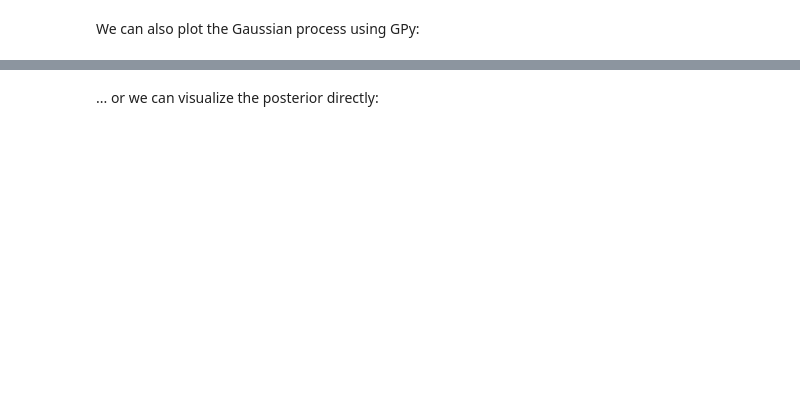
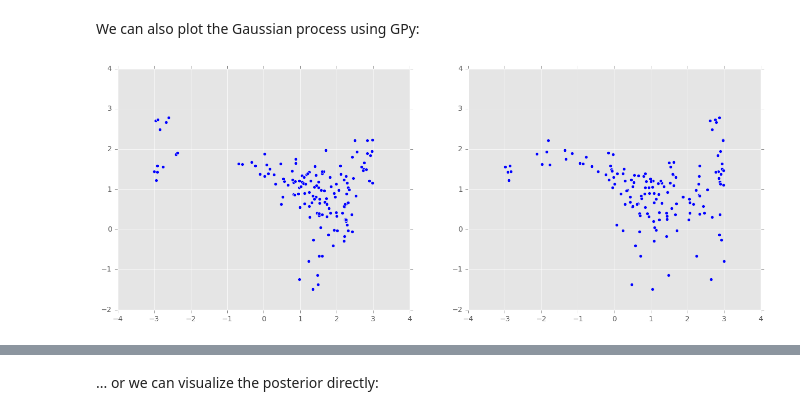
Before and after one commit to elfi-dev/elfi, a Jupyter notebook: notebooks/ma2_example.ipynb, the cells around one changed output, grey strips where cells are left out. Saved outputs shown, nothing was run; the diff lists cells and outputs as text; code cells hidden in the pictures; blank space fills up the shorter version.

Commit message:
Some mods to default BOLFI config.

```diff
--- a/notebooks/ma2_example.ipynb
+++ b/notebooks/ma2_example.ipynb
@@ -291,4 +325,4 @@ In practice inference problems often have a more complicated and computationally
 
 As BOLFI is more advanced inference method, its interface is also a bit more involved. But not much: Using the same graphical model as earlier, the inference begins by defining a Gaussian process model, for which we use the [GPy](https://sheffieldml.github.io/GPy/) library. We are inferring 2 parameters with the same bounds as earlier, and we have to give these conditions to the surrogate model i.e. the Gaussian process.
 # %%
-gp_model = elfi.GPyModel(input_dim=2, bounds=((-2,2), (-1,1)))
+gp_model = elfi.GPyModel(input_dim=2, bounds=((-3,3), (-3,3)))
@@ -294,0 +332,8 @@ gp_model = elfi.GPyModel(input_dim=2, bounds=((-2,2), (-1,1)))
+# %%
+# ... so redefine the model
+t1 = elfi.Prior('t1', scipy.stats.uniform, 0, 2)
+t2 = elfi.Prior('t2', 'uniform', 0, 2)
+Y = elfi.Simulator('MA2', MA2, t1, t2, observed=y)
+S1 = elfi.Summary('S1', autocov, Y)
+S2 = elfi.Summary('S2', autocov2, Y)
+d = elfi.Discrepancy('d', distance, S1, S2)
@@ -295,6 +342,9 @@ gp_model = elfi.GPyModel(input_dim=2, bounds=((-2,2), (-1,1)))
+# %%
+log_distance = lambda s1,s2: np.log(distance(s1, s2))
+d = d.change_to(elfi.Discrepancy('log_d', log_distance, S1, S2), transfer_parents=True)
 # %% [markdown]
 Having defined the surrogate model, we can instantiate the BOLFI framework object in a somewhat similar way as earlier, except that we now additionally define the surrogate model and the number of samples to take from it (this is the number of simulator calls):
 # %%
-bolfi = elfi.BOLFI(d, [t1, t2], batch_size=20, n_surrogate_samples=150, model=gp_model)
+bolfi = elfi.BOLFI(d, [t1, t2], batch_size=5, n_surrogate_samples=150, model=gp_model)
 # %% [markdown]
 The BOLFI class can now try to `infer` the posterior distribution of the parameters:
@@ -307,4 +392,10 @@ post.MAP, post.ML
 # %% [markdown]
 We can also plot the Gaussian process using GPy:
+# %%
+fig, ax = plt.subplots(ncols=2, figsize=(16,6))
+ax[0].scatter(bolfi.model.gp.X[:,0], bolfi.model.gp.Y[:,0]);
+ax[1].scatter(bolfi.model.gp.X[:,1], bolfi.model.gp.Y[:,0]);
+# %% [output]
+[figure, added]
 # %%
 bolfi.model.gp.plot();
```
Also changed, not shown: parts of 32 cells of this notebook, 2 other files.
